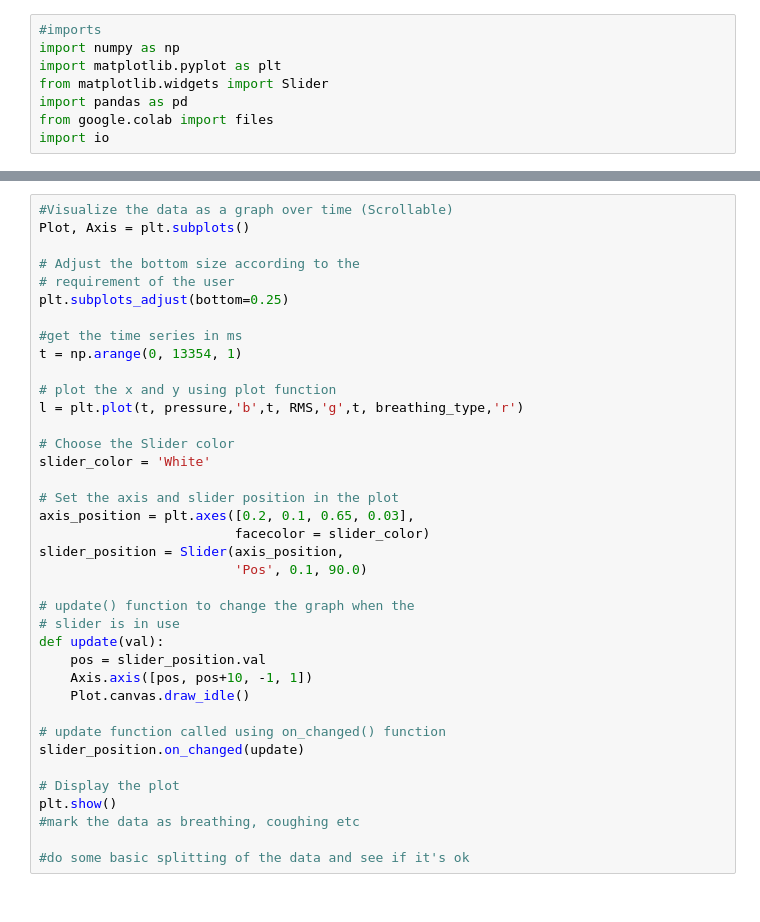
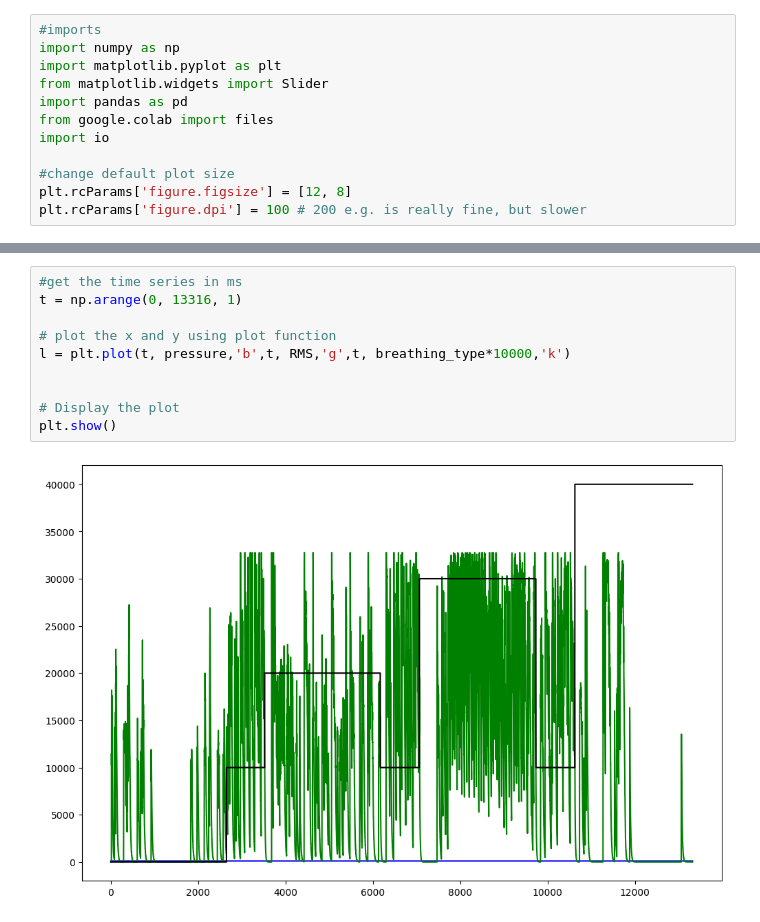
Before and after one commit to yohancsx/SmartMask, a Jupyter notebook: data processing/DataCollectionVisualization.ipynb, the cells around one changed output, grey strips where cells are left out. Saved outputs shown, nothing was run; the diff lists cells and outputs as text.

```diff
--- a/data processing/DataCollectionVisualization.ipynb
+++ b/data processing/DataCollectionVisualization.ipynb
@@ -8,6 +8,10 @@ from matplotlib.widgets import Slider
 import pandas as pd
 from google.colab import files
 import io
+
+#change default plot size
+plt.rcParams['figure.figsize'] = [12, 8]
+plt.rcParams['figure.dpi'] = 100 # 200 e.g. is really fine, but slower
 # %%
 #import the data from the CSV file(s)
 uploaded = files.upload()
@@ -48,38 +52,12 @@ breathing_type = dfData['breathing type'].to_numpy()
-# %%
-#Visualize the data as a graph over time (Scrollable)
-Plot, Axis = plt.subplots()
-
-# Adjust the bottom size according to the
-# requirement of the user
-plt.subplots_adjust(bottom=0.25)
-
-#get the time series in ms
-t = np.arange(0, 13354, 1)
-
-# plot the x and y using plot function
-l = plt.plot(t, pressure,'b',t, RMS,'g',t, breathing_type,'r')
-
-# Choose the Slider color
-slider_color = 'White'
-
-# Set the axis and slider position in the plot
-axis_position = plt.axes([0.2, 0.1, 0.65, 0.03],
-                         facecolor = slider_color)
-slider_position = Slider(axis_position,
-                         'Pos', 0.1, 90.0)
-
-# update() function to change the graph when the
-# slider is in use
-def update(val):
-    pos = slider_position.val
-    Axis.axis([pos, pos+10, -1, 1])
-    Plot.canvas.draw_idle()
-
-# update function called using on_changed() function
-slider_position.on_changed(update)
-
-# Display the plot
-plt.show()
-#mark the data as breathing, coughing etc
-
-#do some basic splitting of the data and see if it's ok
+# %%
+#get the time series in ms
+t = np.arange(0, 13316, 1)
+
+# plot the x and y using plot function
+l = plt.plot(t, pressure,'b',t, RMS,'g',t, breathing_type*10000,'k')
+
+
+# Display the plot
+plt.show()
+# %% [output]
+[figure, added]
```
Also changed, not shown: parts of 3 cells of this notebook.
